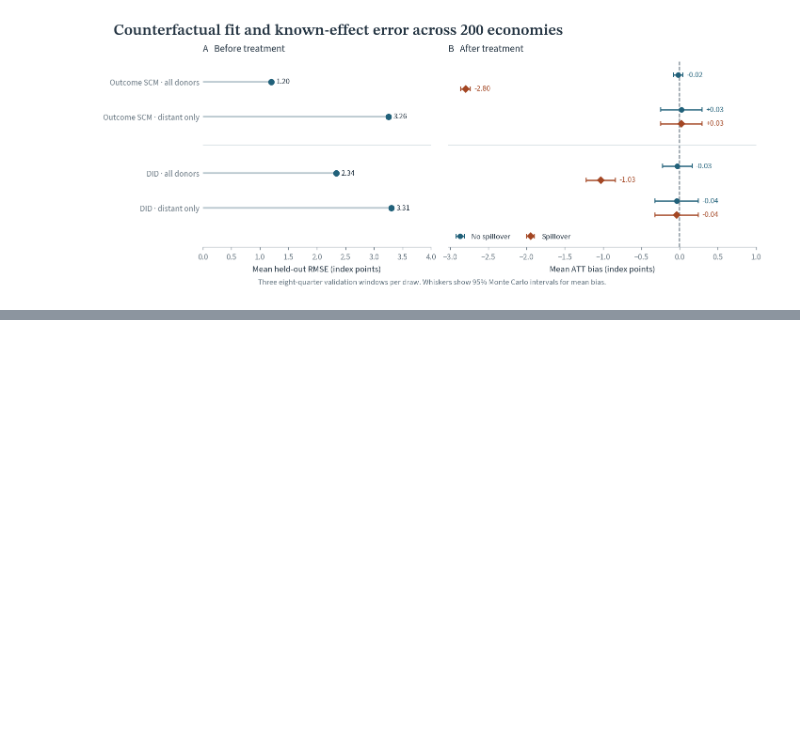
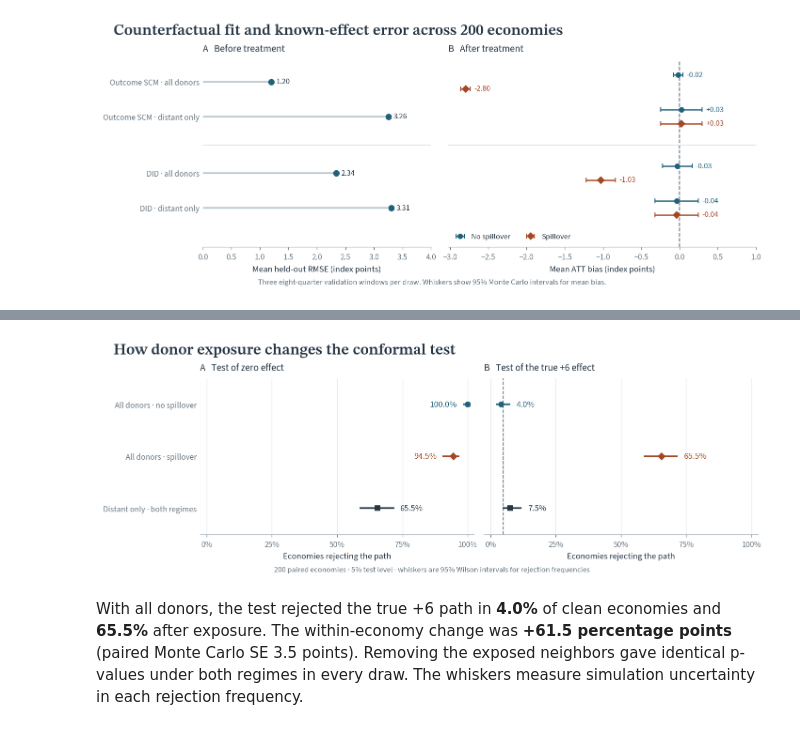
Before and after one commit to crahal/pysynthcon, a Jupyter notebook: simulated_examples/donor_spillovers.ipynb, the cells around one changed output, grey strips where cells are left out. Cells and saved outputs as stored; diff of their text form; code cells hidden in the pictures; blank space fills up the shorter version.

Commit message:
Measure sharp-path rejection under paired donor spillovers

```diff
--- a/simulated_examples/donor_spillovers.ipynb
+++ b/simulated_examples/donor_spillovers.ipynb
@@ -310,0 +318,20 @@ Full-pool SCM assigned **92.7%** of donor weight to neighbors on average. Its av
+# %%
+ALPHA = 0.05
+REGIMES = ("No spillover", "Spillover")
+
+
+def test_effect_paths(seed, replication):
+    clean, exposed, _ = generate_pair(seed)
+    rows = []
+    for regime, panel in zip(REGIMES, (clean, exposed)):
+        distant = Panel(panel.y[:, len(NEAR):], len(FAR), N_PRE, TIME, FAR + ("Treated",))
+        for pool, analyzed in zip(POOLS, (panel, distant)):
+            for null in (0.0, TRUE_ATT):
+                result = conformal_test(analyzed, null, q=1)
+                rows.append({
+                    "replication": replication, "regime": regime, "donor_pool": pool,
+                    "null_effect": null, "statistic": result.statistic, "p_value": result.p_value,
+                    "n_rotations": len(result.rotations), "alpha": ALPHA,
+                    "rejected": result.p_value <= ALPHA,
+                })
+    return rows
@@ -310,0 +372,53 @@ Full-pool SCM assigned **92.7%** of donor weight to neighbors on average. Its av
+# %%
+from matplotlib.ticker import PercentFormatter
+
+with publication_style():
+    fig, axes = plt.subplots(1, 2, figsize=(9.4, 3.35), sharey=True, layout="constrained")
+    fig.suptitle("How donor exposure changes the conformal test", x=0.02, ha="left",
+                 fontproperties=publication_title_font(), fontsize=16)
+    cases = [
+        ("All donors", "No spillover", blue, "o"),
+        ("All donors", "Spillover", orange, "D"),
+        ("Distant only", "No spillover", ink, "s"),
+    ]
+    for ax, null, title in zip(axes, (0.0, TRUE_ATT),
+                               ("A   Test of zero effect", "B   Test of the true +6 effect")):
+        ax.set_title(title, loc="left", pad=8)
+        for y, (pool, regime, color, marker) in enumerate(cases):
+            row = rates.loc[(pool, null, regime)]
+            ax.hlines(y, row.mc_low, row.mc_high, color=color, lw=1.7)
+            ax.plot(row.rate, y, color=color, marker=marker, markersize=5)
+            right = row.rate < 0.84
+            ax.annotate(f"{row.rate:.1%}", (row.mc_high if right else row.mc_low, y),
+                        xytext=(6 if right else -6, 0), textcoords="offset points",
+                        ha="left" if right else "right", va="center", fontsize=9, color=color)
+        ax.set(xlim=(-0.025, 1.025), ylim=(2.5, -0.5), xlabel="Economies rejecting the path")
+        ax.xaxis.set_major_formatter(PercentFormatter(1, decimals=0))
+        ax.set_xticks([0, 0.25, 0.5, 0.75, 1])
+        ax.grid(axis="x", color="#E6EBEF", lw=0.7)
+        ax.set_axisbelow(True)
+        ax.spines["left"].set_visible(False)
+        ax.tick_params(axis="y", length=0)
+    axes[0].set_yticks([0, 1, 2], ["All donors · no spillover", "All donors · spillover",
+                                     "Distant only · both regimes"])
+    axes[1].axvline(ALPHA, color=muted, ls="--", lw=0.9, zorder=0)
+    fig.supxlabel("200 paired economies · 5% test level · whiskers are 95% Wilson intervals for rejection frequencies",
+                  fontsize=8, color=muted)
+    save_figure(fig, out / "conformal-rejection-rates")
+    display(fig)
+    plt.close(fig)
+
+truth = contrasts.loc[("All donors", TRUE_ATT)]
+clean_rate = rates.loc[("All donors", TRUE_ATT, "No spillover"), "rate"]
+exposed_rate = rates.loc[("All donors", TRUE_ATT, "Spillover"), "rate"]
+display(Markdown(
+    f"With all donors, the test rejected the true +6 path in **{clean_rate:.1%}** of clean "
+    f"economies and **{exposed_rate:.1%}** after exposure. The within-economy change was "
+    f"**{truth.change_in_rejection_rate * 100:+.1f} percentage points** "
+    f"(paired Monte Carlo SE {truth.paired_mcse * 100:.1f} points). Removing the exposed "
+    "neighbors gave identical p-values under both regimes in every draw. The whiskers measure "
+    "simulation uncertainty in each rejection frequency."
+))
+# %% [output]
+[figure, added]
+With all donors, the test rejected the true +6 path in **4.0%** of clean economies and **65.5%** after exposure. The within-economy change was **+61.5 percentage points** (paired Monte Carlo SE 3.5 points). Removing the exposed neighbors gave identical p-values under both regimes in every draw. The whiskers measure simulation uncertainty in each rejection frequency.
```
Also changed, not shown: parts of 4 cells of this notebook, 1 other file.
